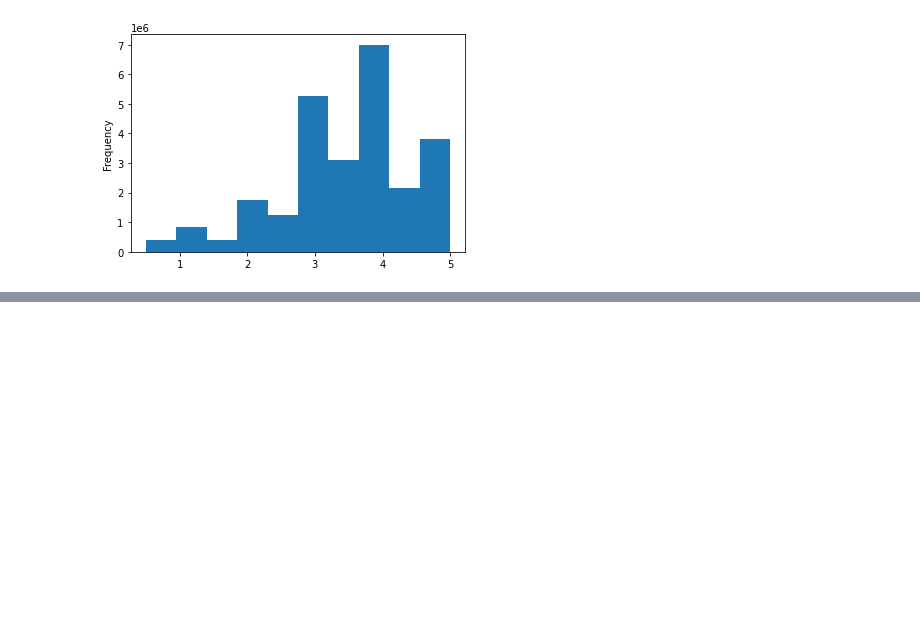
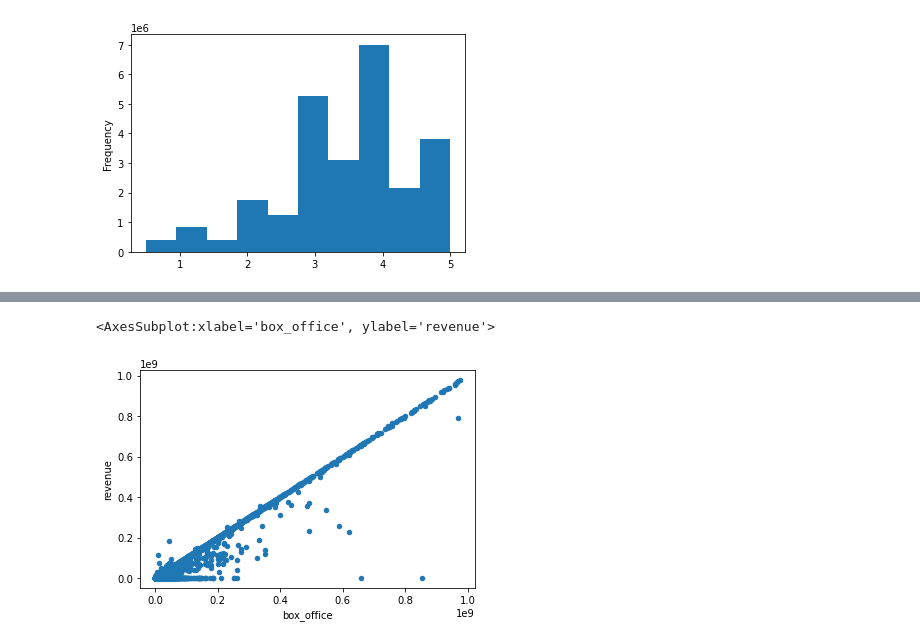
Before and after one commit to jose-perth/Movies-ETL, a Jupyter notebook: movies_etl.ipynb, the cells around one changed output, grey strips where cells are left out. Saved outputs shown, nothing was run; the diff lists cells and outputs as text; code cells hidden in the pictures; blank space fills up the shorter version.

```diff
--- a/movies_etl.ipynb
+++ b/movies_etl.ipynb
@@ -775,0 +867,8 @@ Name: rating, dtype: float64
+# %%
+df1 = 'box_office'
+df2 = 'revenue'
+movies_df[movies_df[df1] != movies_df[df2]][[df1,df2]]
+movies_df.fillna(0)[movies_df['box_office']<10**9].plot(x=df1, y=df2, kind='scatter')
+# %% [output]
+<AxesSubplot:xlabel='box_office', ylabel='revenue'>
+[figure, added]
```
Also changed, not shown: parts of 27 cells of this notebook.
